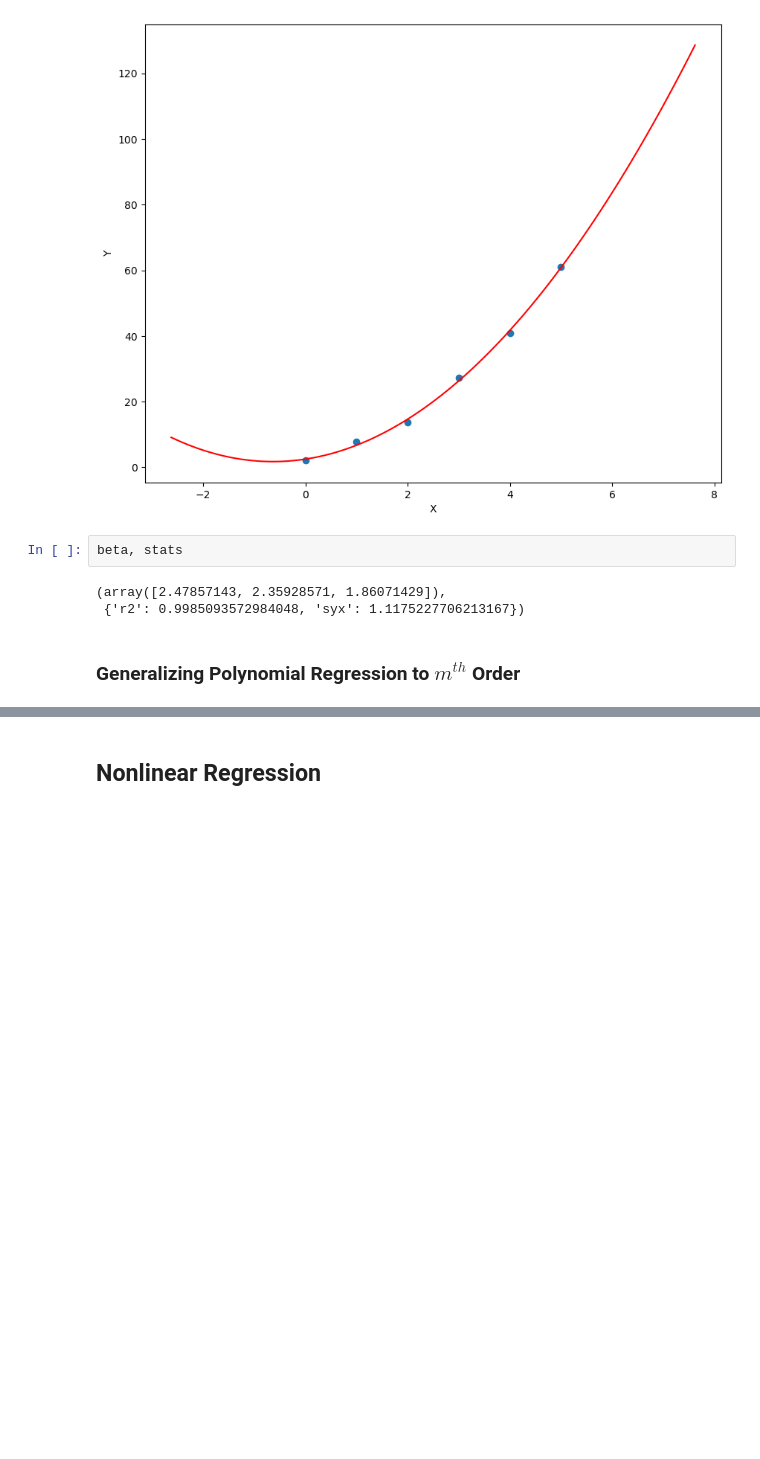
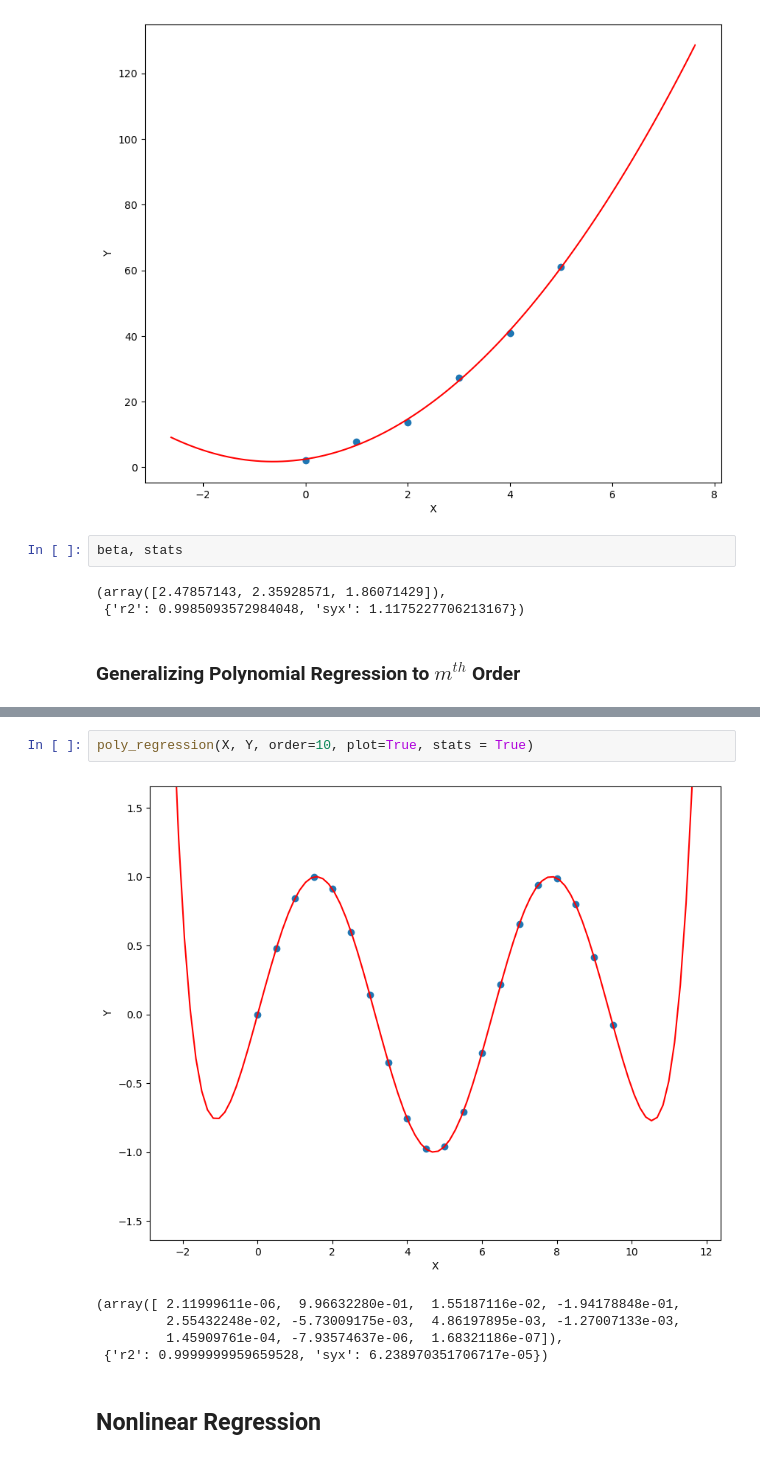
Before and after one commit to Hari31416/MSc_Project, a Jupyter notebook: Numerical_Methods/Notes/Curve_Fitting.ipynb, the cells around one changed output, grey strips where cells are left out. Saved outputs shown, nothing was run; the diff lists cells and outputs as text; blank space fills up the shorter version.

```diff
--- a/Numerical_Methods/Notes/Curve_Fitting.ipynb
+++ b/Numerical_Methods/Notes/Curve_Fitting.ipynb
@@ -365,2 +513,10 @@ beta, stats
+# %%
+poly_regression(X, Y, order=10, plot=True, stats = True)
+# %% [output]
+[figure, added]
+(array([ 2.11999611e-06,  9.96632280e-01,  1.55187116e-02, -1.94178848e-01,
+         2.55432248e-02, -5.73009175e-03,  4.86197895e-03, -1.27007133e-03,
+         1.45909761e-04, -7.93574637e-06,  1.68321186e-07]),
+ {'r2': 0.9999999959659528, 'syx': 6.238970351706717e-05})
 # %% [markdown]
 ## Nonlinear Regression
```
Also changed, not shown: parts of 12 cells of this notebook, 2 other files.
